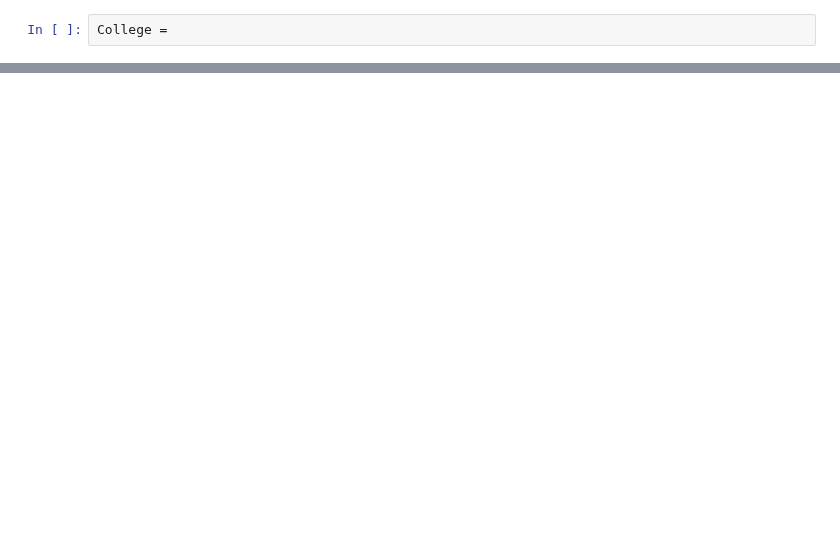
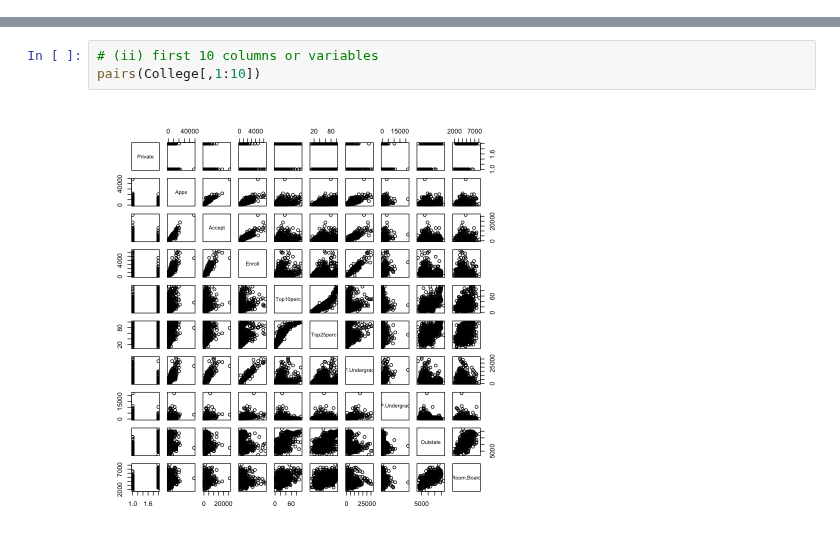
Before and after one commit to emilyahmad/OM065-Data-Science, a Jupyter notebook: Assignments/Assignment1/Assignment1.ipynb, the cells around one changed output, grey strips where cells are left out. Saved outputs shown, nothing was run; the diff lists cells and outputs as text; blank space fills up the shorter version.

```diff
--- a/Assignments/Assignment1/Assignment1.ipynb
+++ b/Assignments/Assignment1/Assignment1.ipynb
@@ -21,2 +0,0 @@ college = read.csv(college_temp_csv, row.names = 1)
-# %%
-College =
@@ -37,0 +35,5 @@ college = college[,-1]
+# %%
+# (ii) first 10 columns or variables
+pairs(College[,1:10])
+# %% [output]
+[figure, added]
```
Also changed, not shown: parts of 49 cells of this notebook, 2 other files.
